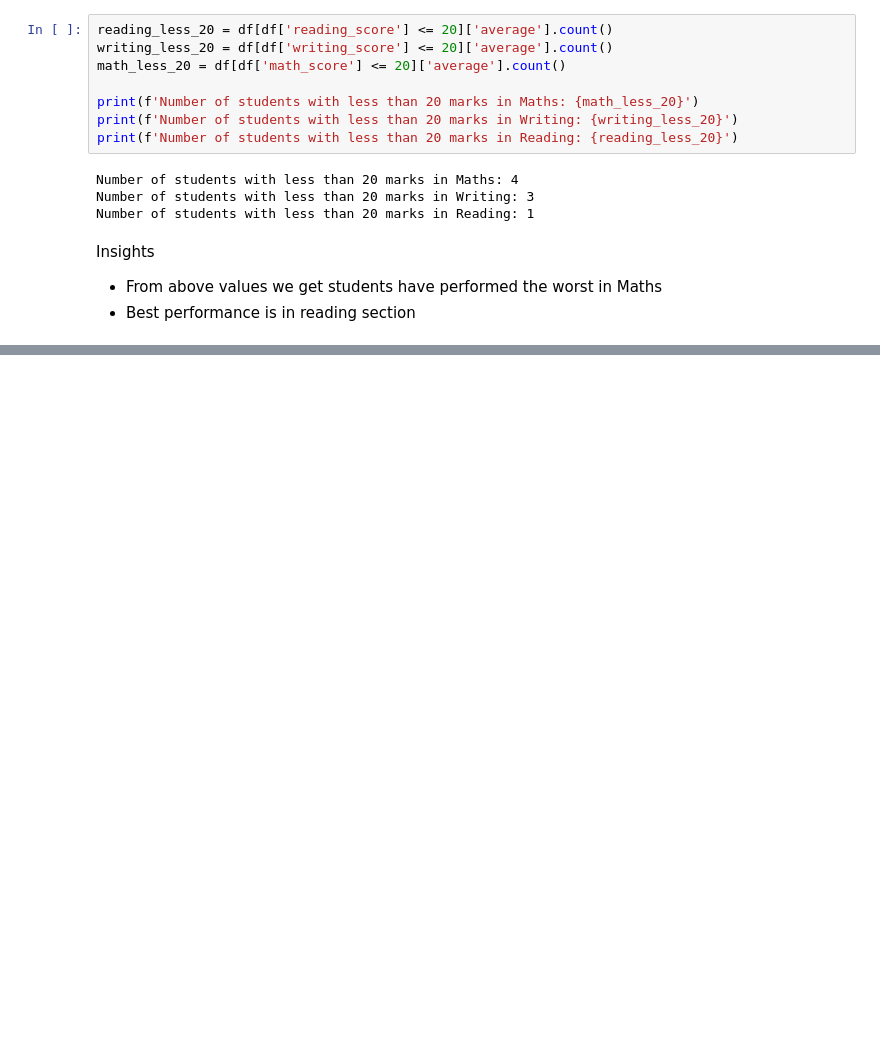
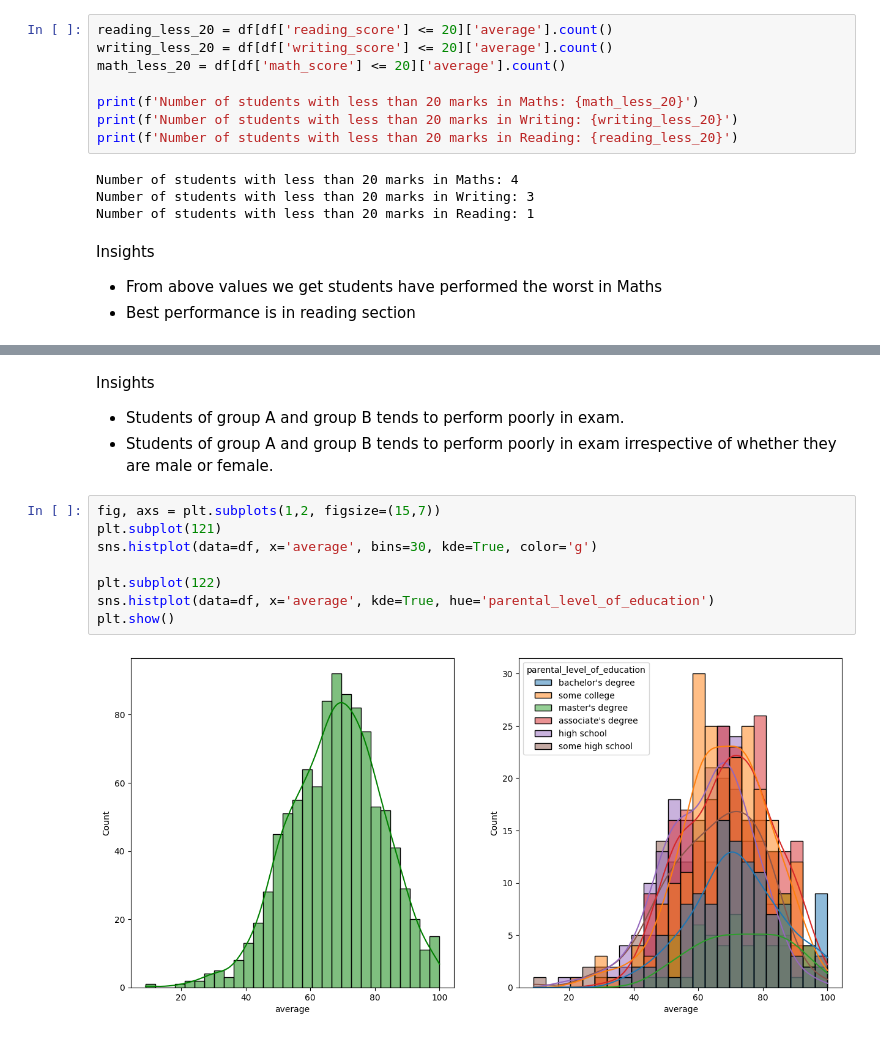
Before and after one commit to Shraddha6211/ML-generic-project, a Jupyter notebook: notebook/1. EDA Student Performance.ipynb, the cells around one changed output, grey strips where cells are left out. Saved outputs shown, nothing was run; the diff lists cells and outputs as text; blank space fills up the shorter version.

```diff
--- a/notebook/1. EDA Student Performance.ipynb
+++ b/notebook/1. EDA Student Performance.ipynb
@@ -236,0 +281,14 @@ Insights
+# %% [markdown]
+Insights
+* Students of group A and group B tends to perform poorly in exam.
+* Students of group A and group B tends to perform poorly in exam irrespective of whether they are male or female.
+# %%
+fig, axs = plt.subplots(1,2, figsize=(15,7))
+plt.subplot(121)
+sns.histplot(data=df, x='average', bins=30, kde=True, color='g')
+
+plt.subplot(122)
+sns.histplot(data=df, x='average', kde=True, hue='parental_level_of_education')
+plt.show()
+# %% [output]
+[figure, added]
```
Also changed, not shown: parts of 20 cells of this notebook.
